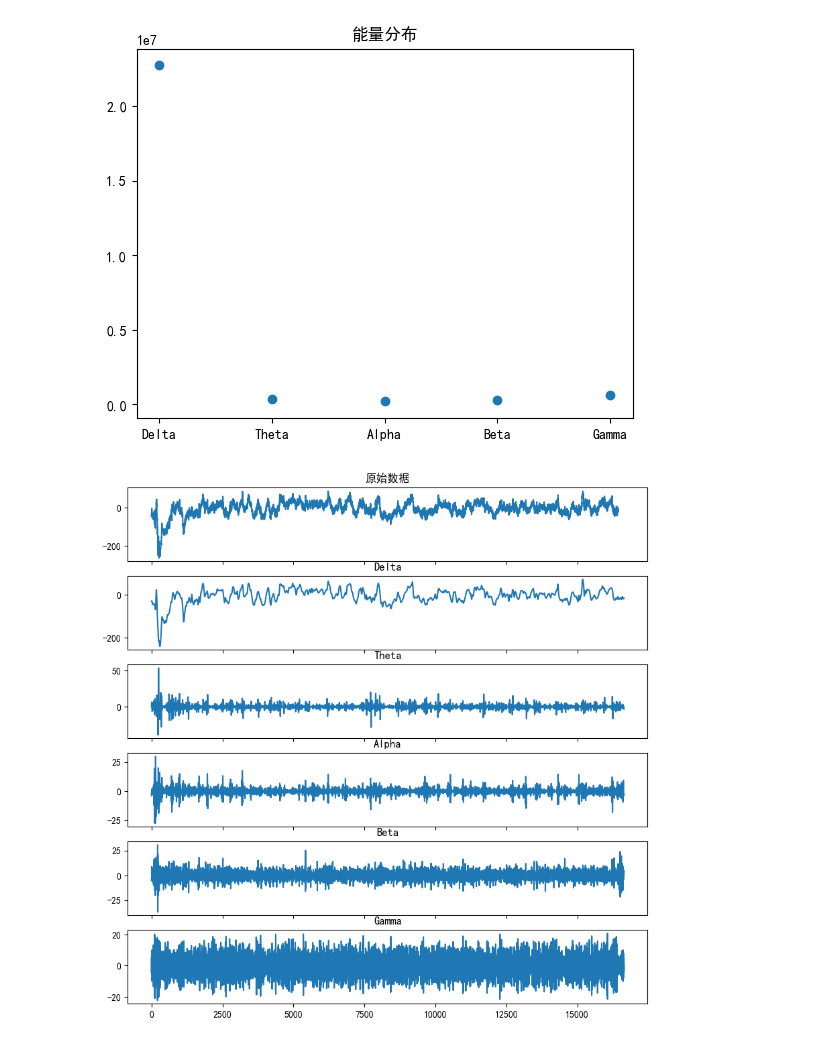
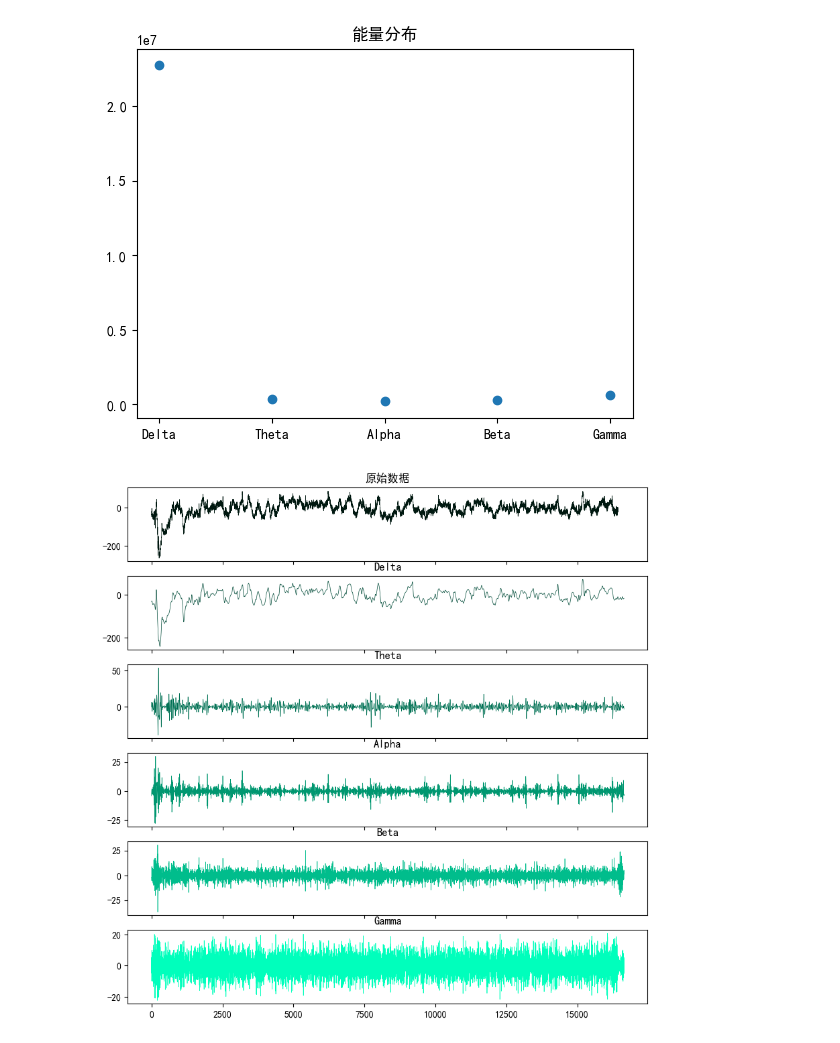
Before and after one commit to greenishcore/Hands-on-EEG, a Jupyter notebook: pywavelet.ipynb, the cells around one changed output. Drawn from its saved outputs; the diff is of its cells as text; code cells hidden in the pictures.

```diff
--- a/pywavelet.ipynb
+++ b/pywavelet.ipynb
@@ -18,20 +18,22 @@ data_32 = data_c
 
 # 创建32个子图
 fig, axs = plt.subplots(32, figsize=(20, 20))
-
+hex_green = '#00251C'
+#hex_orange = '#f56842'
 # 绘制每个子图
 for i in range(32):
-    axs[i].plot(data_32.iloc[:,i])
+    axs[i].plot(data_32.iloc[:,i],hex_green)
     axs[i].set_title(f'Channel {i+1}')
 
 
 # 添加标题和轴标签
 fig.suptitle('32-Channel EEG Data')
-plt.xlabel('Time (ms)')
+plt.xlabel('Data points')
 plt.ylabel('Amplitude (uV)')
 
 # 调整子图之间的间距和边距
 #plt.subplots_adjust(hspace=2)
-plt.savefig("raw_eeg.png", dpi=500, bbox_inches='tight')
+#plt.savefig("raw_eeg.png", dpi=500, bbox_inches='tight')
+plt.savefig("channel_eeg.png", dpi=500, bbox_inches='tight')
 plt.show()
 # %% [output]
@@ -224,32 +230,33 @@ plt.show()
 # %%
 wp = pywt.WaveletPacket(data=filtered_data[1,:], wavelet=wavelet, mode='symmetric', maxlevel=maxlevel)
 # 频谱由低到高的对应关系，这里需要注意小波变换的频带排列默认并不是顺序排列，所以这里需要使用’freq‘排序。
 freqTree = [node.path for node in wp.get_level(maxlevel, 'freq')]
 # 计算maxlevel最小频段的带宽
 freqBand = fs/(2**maxlevel)
 #######################根据实际情况计算频谱对应关系，这里要注意系数的顺序
 # 绘图显示
 fig, axes = plt.subplots(len(iter_freqs)+1, 1, figsize=(10, 10), sharex=True, sharey=False)
 # 绘制原始数据
-axes[0].plot(filtered_data[1,:])
+axes[0].plot(filtered_data[1,:], color='#001810', lw=0.5)
 axes[0].set_title('原始数据')
 for iter in range(len(iter_freqs)):
     # 构造空的小波包
     new_wp = pywt.WaveletPacket(data=None, wavelet=wavelet, mode='symmetric', maxlevel=maxlevel)
     for i in range(len(freqTree)):
         # 第i个频段的最小频率
         bandMin = i * freqBand
         # 第i个频段的最大频率
         bandMax = bandMin + freqBand
         # 判断第i个频段是否在要分析的范围内
         if (iter_freqs[iter]['fmin']<=bandMin and iter_freqs[iter]['fmax']>= bandMax):
             # 给新构造的小波包参数赋值
             new_wp[freqTree[i]] = wp[freqTree[i]].data
     # 绘制对应频率的数据
-    axes[iter+1].plot(new_wp.reconstruct(update=True))
+    hex_greens = ['#004b38','#007154','#009770','#00bd8c','#00ffbc']
+    axes[iter+1].plot(new_wp.reconstruct(update=True),hex_greens[iter], lw=0.5)
         # 设置图名
     axes[iter+1].set_title(iter_freqs[iter]['name'])
-    # plt.savefig("eeg.png", dpi=500, bbox_inches='tight')
+    plt.savefig("eeg_wavelet.png", dpi=500, bbox_inches='tight')
 plt.show()
 # %% [output]
-[figure, old version]
+[figure, new version]
```
Also changed, not shown: parts of 6 cells of this notebook, 7 other files.
